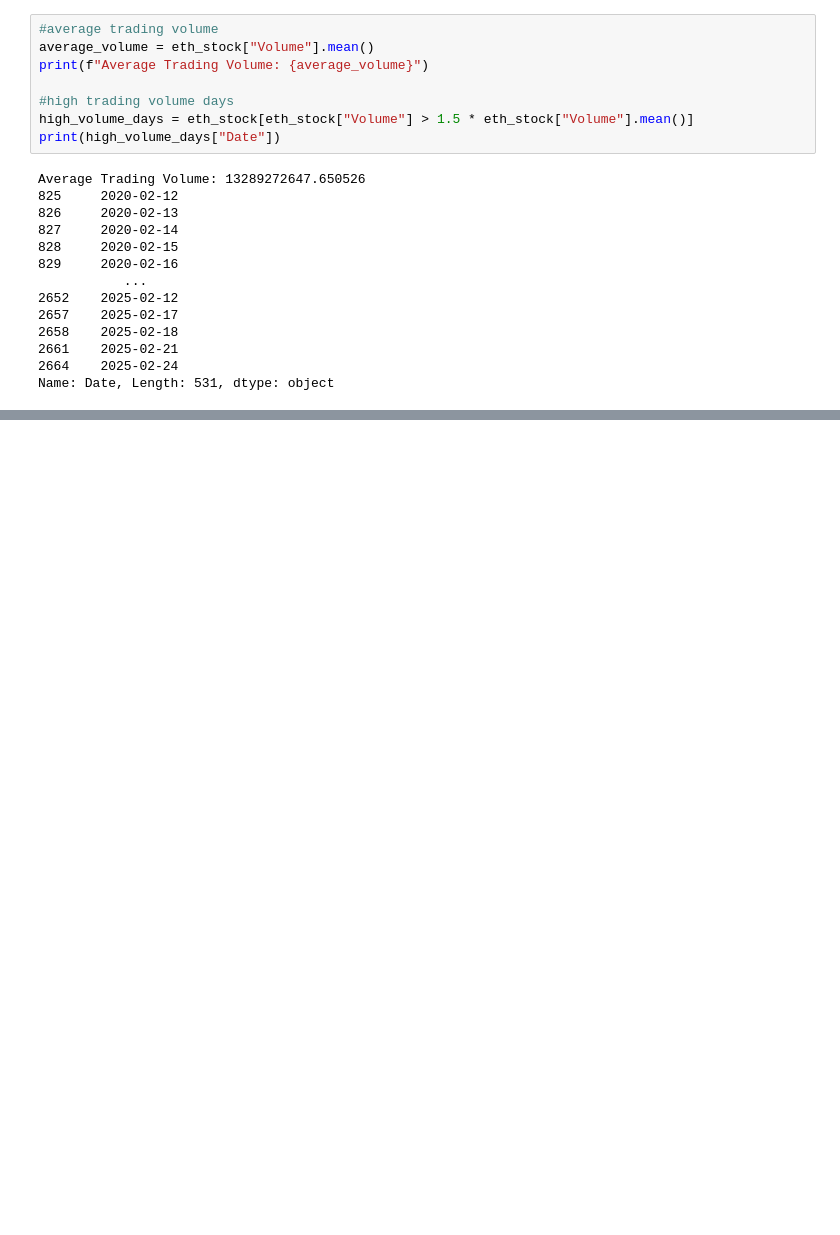
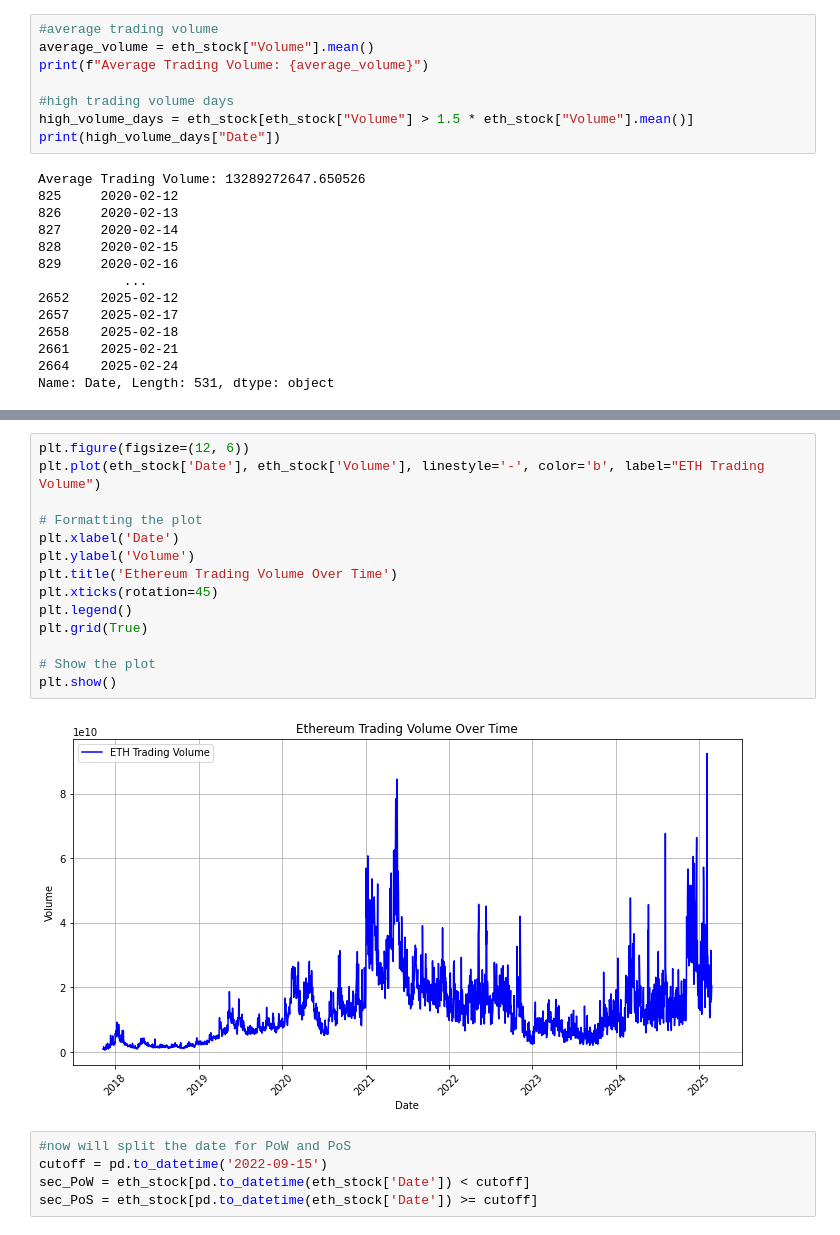
Before and after one commit to AaminaT/ethprediction, a Jupyter notebook: eth_analysis.ipynb, the cells around one changed output, grey strips where cells are left out. Saved outputs shown, nothing was run; the diff lists cells and outputs as text; blank space fills up the shorter version.

```diff
--- a/eth_analysis.ipynb
+++ b/eth_analysis.ipynb
@@ -174,0 +195,21 @@ ValueError: Multi-dimensional indexing (e.g. `obj[:, None]`) is no longer suppor
+# %%
+plt.figure(figsize=(12, 6))
+plt.plot(eth_stock['Date'], eth_stock['Volume'], linestyle='-', color='b', label="ETH Trading Volume")
+
+# Formatting the plot
+plt.xlabel('Date')
+plt.ylabel('Volume')
+plt.title('Ethereum Trading Volume Over Time')
+plt.xticks(rotation=45)
+plt.legend()
+plt.grid(True)
+
+# Show the plot
+plt.show()
+# %% [output]
+[figure, added]
+# %%
+#now will split the date for PoW and PoS
+cutoff = pd.to_datetime('2022-09-15')
+sec_PoW = eth_stock[pd.to_datetime(eth_stock['Date']) < cutoff]
+sec_PoS = eth_stock[pd.to_datetime(eth_stock['Date']) >= cutoff]
```
Also changed, not shown: parts of 14 cells of this notebook.
